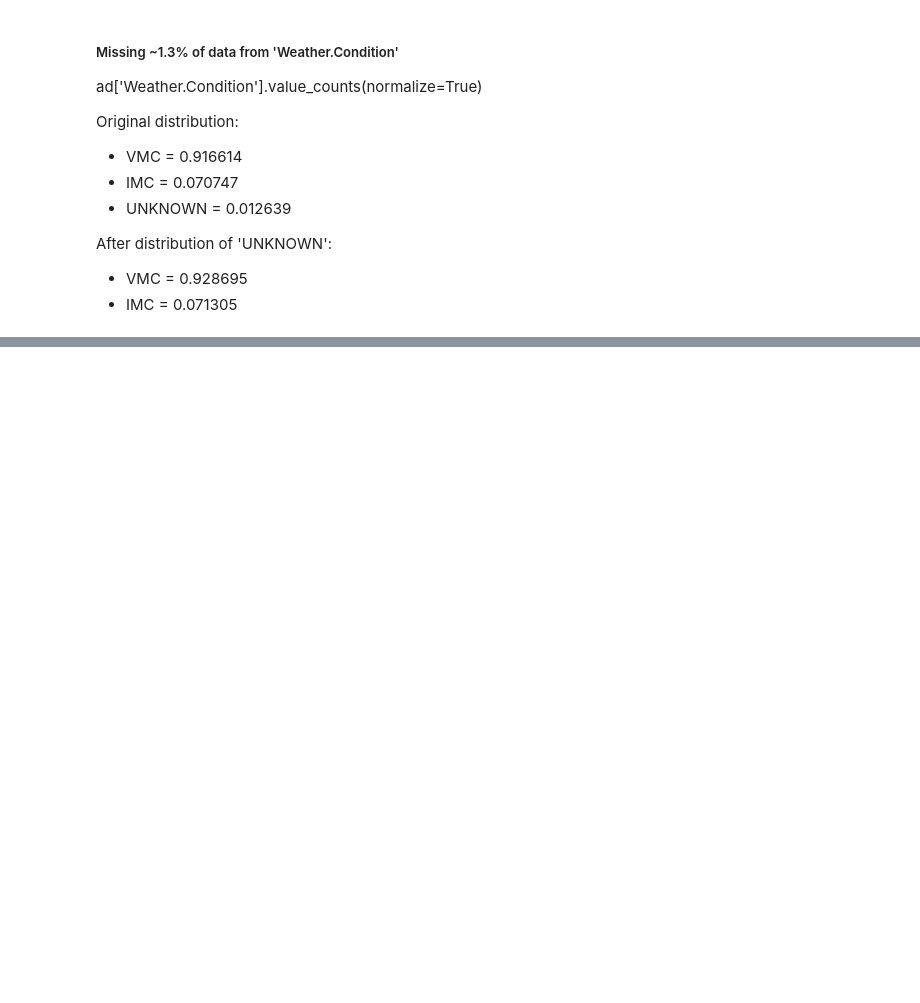
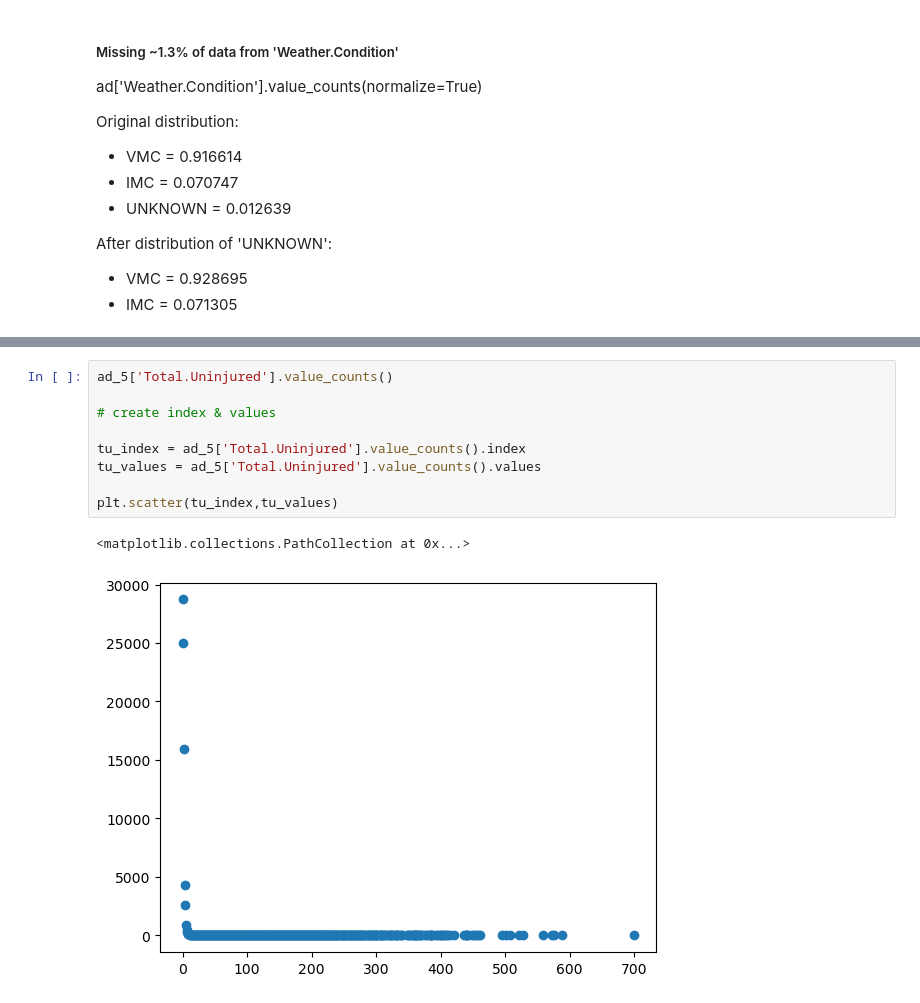
Before and after one commit to erankova/Fortune-Inc-Aviation-Analysis, a Jupyter notebook: Exploration.ipynb, the cells around one changed output, grey strips where cells are left out. Saved outputs shown, nothing was run; the diff lists cells and outputs as text; blank space fills up the shorter version.

```diff
--- a/Exploration.ipynb
+++ b/Exploration.ipynb
@@ -999,0 +1100,12 @@ memory usage: 14.0+ MB
+# %%
+ad_5['Total.Uninjured'].value_counts()
+
+# create index & values
+
+tu_index = ad_5['Total.Uninjured'].value_counts().index
+tu_values = ad_5['Total.Uninjured'].value_counts().values
+
+plt.scatter(tu_index,tu_values)
+# %% [output]
+<matplotlib.collections.PathCollection at 0x...>
+[figure, added]
```
Also changed, not shown: parts of 29 cells of this notebook.
